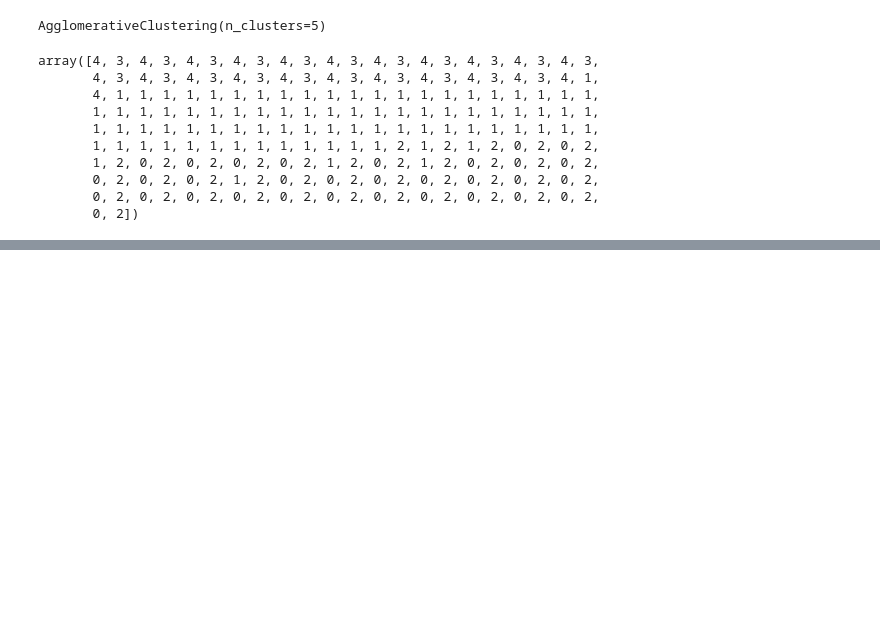
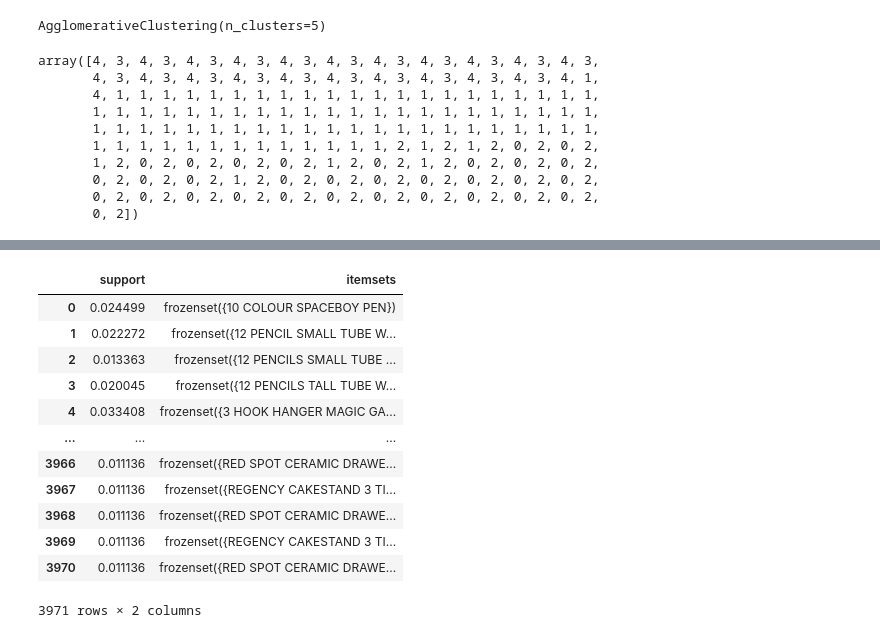
Before and after one commit to namal1230/Machine-Learning, a Jupyter notebook: notebook.ipynb, the cells around one changed output, grey strips where cells are left out. Saved outputs shown, nothing was run; the diff lists cells and outputs as text; code cells hidden in the pictures; blank space fills up the shorter version.

```diff
--- a/notebook.ipynb
+++ b/notebook.ipynb
@@ -813,0 +879,17 @@ array([4, 3, 4, 3, 4, 3, 4, 3, 4, 3, 4, 3, 4, 3, 4, 3, 4, 3, 4, 3, 4, 3,
+# %%
+ap_result=apriori(bkt,min_support=0.01,use_colnames=True)
+ap_result
+# %% [output]
+|  | support | itemsets |
+| 0 | 0.024499 | frozenset({10 COLOUR SPACEBOY PEN}) |
+| 1 | 0.022272 | frozenset({12 PENCIL SMALL TUBE W... |
+| 2 | 0.013363 | frozenset({12 PENCILS SMALL TUBE ... |
+| 3 | 0.020045 | frozenset({12 PENCILS TALL TUBE W... |
+| 4 | 0.033408 | frozenset({3 HOOK HANGER MAGIC GA... |
+| ... | ... | ... |
+| 3966 | 0.011136 | frozenset({RED SPOT CERAMIC DRAWE... |
+| 3967 | 0.011136 | frozenset({REGENCY CAKESTAND 3 TI... |
+| 3968 | 0.011136 | frozenset({RED SPOT CERAMIC DRAWE... |
+| 3969 | 0.011136 | frozenset({REGENCY CAKESTAND 3 TI... |
+| 3970 | 0.011136 | frozenset({RED SPOT CERAMIC DRAWE... |
+3971 rows × 2 columns
```
Also changed, not shown: parts of 14 cells of this notebook, 1 other file.
